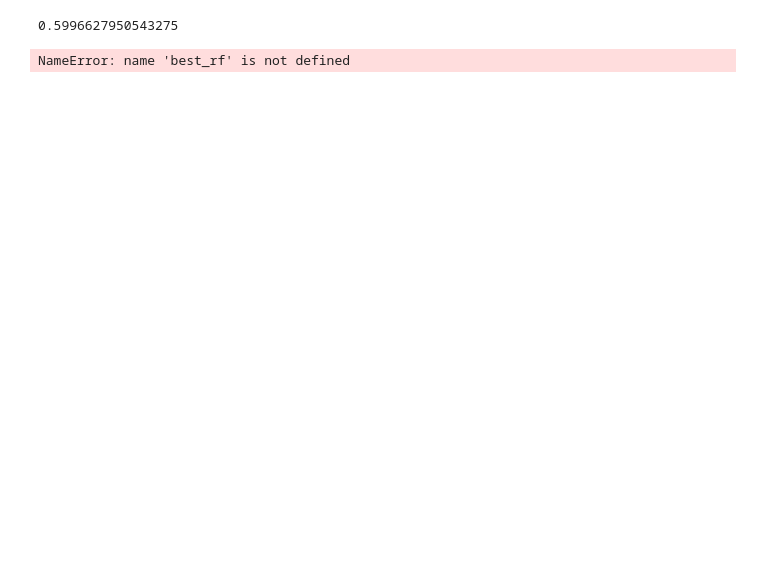
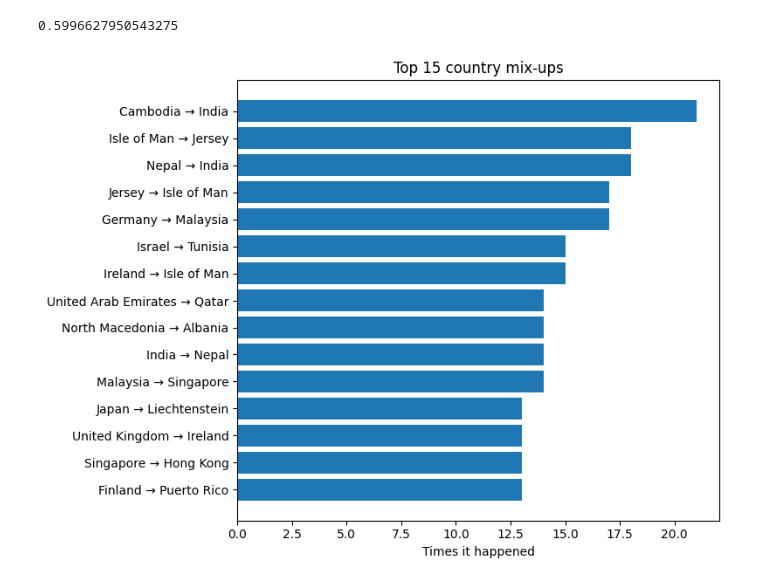
Before and after one commit to pedrosalgado22/GeoClassifier, a Jupyter notebook: classifier.ipynb, the cells around one changed output. Saved outputs shown, nothing was run; the diff lists cells and outputs as text; code cells hidden in the pictures; blank space fills up the shorter version.

```diff
--- a/classifier.ipynb
+++ b/classifier.ipynb
@@ -103,15 +122,15 @@ lbp_25              lbp_29                -0.921465
 lbp_35              lbp_39                -0.925673
 dtype: float64
 # %%
-DATA_PATH = Path("data/images/streetview_images")
+images_path = Path("data/images/streetview_images")
 
-if not any(DATA_PATH.iterdir()):
+if not any(images_path.iterdir()):
     path = kagglehub.dataset_download(
         "sylshaw/streetview-by-country",
-        output_dir=str(DATA_PATH)
+        output_dir=str(images_path)
     )
 else:
-    path = str(DATA_PATH)
+    path = str(images_path)
 
 print("Path to dataset:", path)
 # %% [output]
@@ -750,19 +777,25 @@ def to_continent(country):
 print((y_test.apply(to_continent).values == pd.Series(test_pred_rf).apply(to_continent).values).mean())
 # %% [output]
 0.5996627950543275
-# %%
-from sklearn.model_selection import learning_curve
-
-train_sizes, train_scores, val_scores = learning_curve(
-    best_rf, X_train_raw, y_train, cv=3, scoring='accuracy', n_jobs=-1,
-    train_sizes=np.linspace(0.1, 1.0, 5), random_state=42
-)
-
-plt.plot(train_sizes, train_scores.mean(axis=1), label='Train')
-plt.plot(train_sizes, val_scores.mean(axis=1), label='Validation')
-plt.xlabel("Training examples")
-plt.ylabel("Accuracy")
-plt.legend()
-plt.show()
-# %% [output]
-NameError: name 'best_rf' is not defined
+# %%
+classes = calibrated_rf.classes_
+y_true = np.asarray(y_test)
+y_pred = classes[ensemble_probs.argmax(axis=1)]
+# %%
+counts = {}
+for t, p in zip(y_true, y_pred):
+    if t != p:
+        counts[(t, p)] = counts.get((t, p), 0) + 1
+
+top = sorted(counts.items(), key=lambda x: x[1], reverse=True)[:15]
+labels = [f"{t} → {p}" for (t, p), c in top]
+values = [c for (t, p), c in top]
+
+plt.figure(figsize=(8, 6))
+plt.barh(labels[::-1], values[::-1])
+plt.xlabel("Times it happened")
+plt.title("Top 15 country mix-ups")
+plt.tight_layout()
+plt.show()
+# %% [output]
+[figure, added]
```
Also changed, not shown: parts of 15 cells of this notebook.
